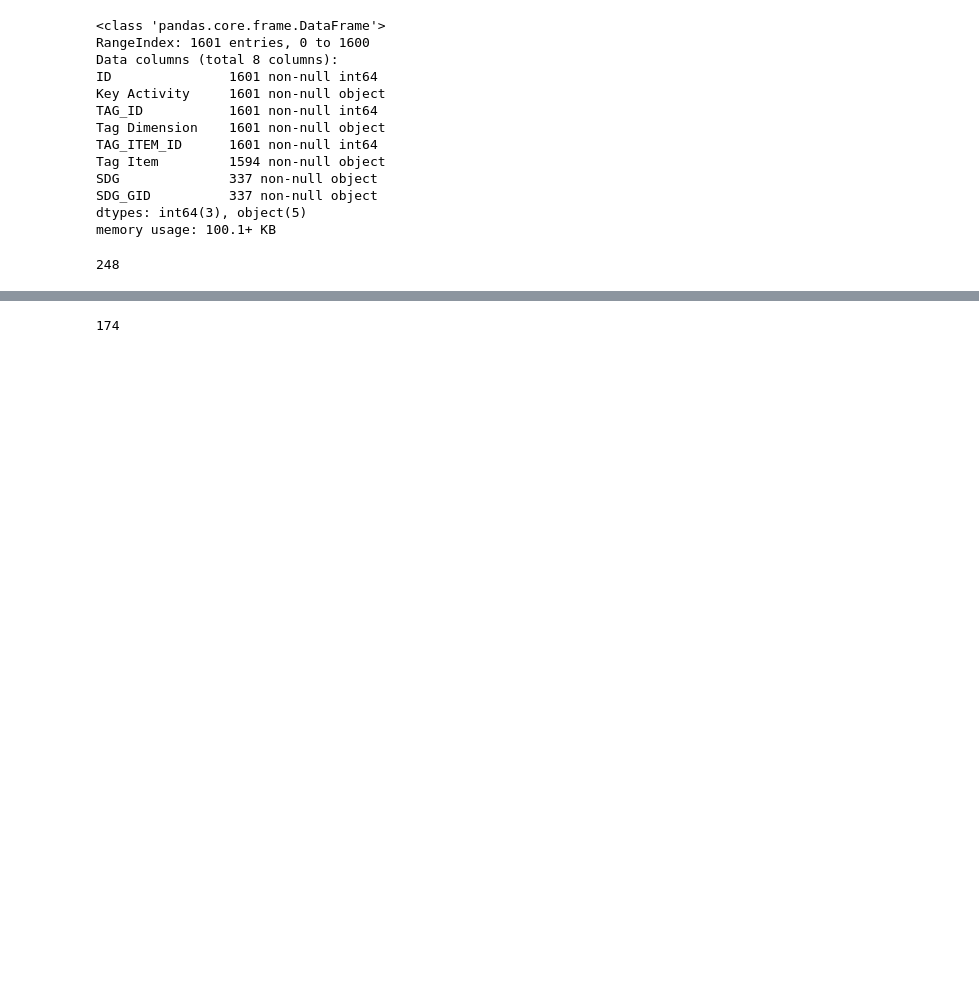
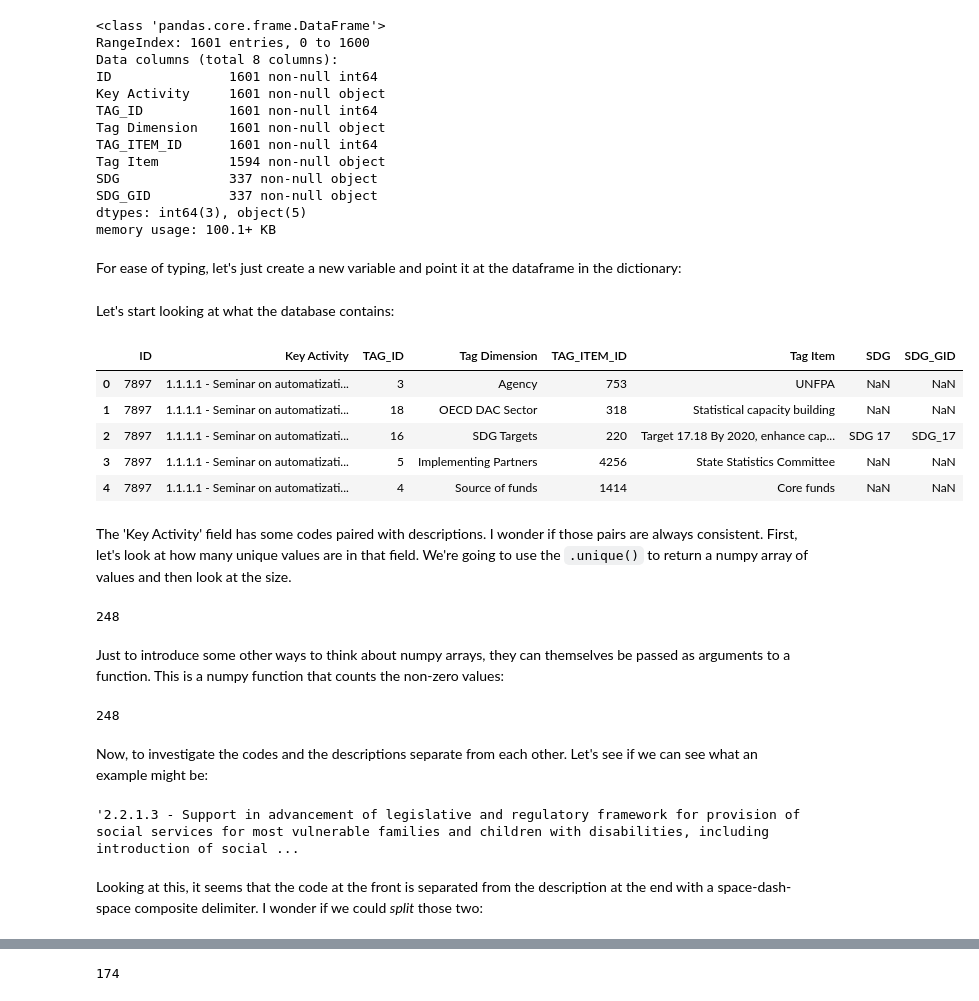
Before and after one commit to brownworth/DM19MD, a Jupyter notebook: Python/MD-9-ExcelData.ipynb, the cells around one changed output, grey strips where cells are left out. Drawn from its saved outputs; the diff is of its cells as text; code cells hidden in the pictures; blank space fills up the shorter version.

```diff
--- a/Python/MD-9-ExcelData.ipynb
+++ b/Python/MD-9-ExcelData.ipynb
@@ -34,3 +43,5 @@ SDG              337 non-null object
 SDG_GID          337 non-null object
 dtypes: int64(3), object(5)
 memory usage: 100.1+ KB
+# %% [markdown]
+For ease of typing, let's just create a new variable and point it at the dataframe in the dictionary:
@@ -37 +50,20 @@ memory usage: 100.1+ KB
+# %% [markdown]
+Let's start looking at what the database contains:
+# %%
+ka_tags.head()
+# %% [output]
+|  | ID | Key Activity | TAG_ID | Tag Dimension | TAG_ITEM_ID | Tag Item | SDG | SDG_GID |
+| 0 | 7897 | 1.1.1.1 - Seminar on automatizati... | 3 | Agency | 753 | UNFPA | NaN | NaN |
+| 1 | 7897 | 1.1.1.1 - Seminar on automatizati... | 18 | OECD DAC Sector | 318 | Statistical capacity building | NaN | NaN |
+| 2 | 7897 | 1.1.1.1 - Seminar on automatizati... | 16 | SDG Targets | 220 | Target 17.18 By 2020, enhance cap... | SDG 17 | SDG_17 |
+| 3 | 7897 | 1.1.1.1 - Seminar on automatizati... | 5 | Implementing Partners | 4256 | State Statistics Committee | NaN | NaN |
+| 4 | 7897 | 1.1.1.1 - Seminar on automatizati... | 4 | Source of funds | 1414 | Core funds | NaN | NaN |
+# %% [markdown]
+The 'Key Activity' field has some codes paired with descriptions. I wonder if those pairs are always consistent. First, let's look at how many unique values are in that field. We're going to use the `.unique()` to return a numpy array of values and then look at the size.
+# %%
+ka_tags['Key Activity'].unique().size
+# %% [output]
+248
+# %% [markdown]
+Just to introduce some other ways to think about numpy arrays, they can themselves be passed as arguments to a function. This is a numpy function that counts the non-zero values:
 # %%
@@ -39,2 +71,10 @@ np.count_nonzero(tkm_data.get('KA-Tags')['Key Activity'].unique())
 # %% [output]
 248
+# %% [markdown]
+Now, to investigate the codes and the descriptions separate from each other. Let's see if we can see what an example might be:
+# %%
+ka_tags.loc[225,'Key Activity']
+# %% [output]
+'2.2.1.3 - Support in advancement of legislative and regulatory framework for provision of social services for most vulnerable families and children with disabilities, including introduction of social ...
+# %% [markdown]
+Looking at this, it seems that the code at the front is separated from the description at the end with a space-dash-space composite delimiter. I wonder if we could _split_ those two:
```
Also changed, not shown: parts of 24 cells of this notebook, 1 other file.
